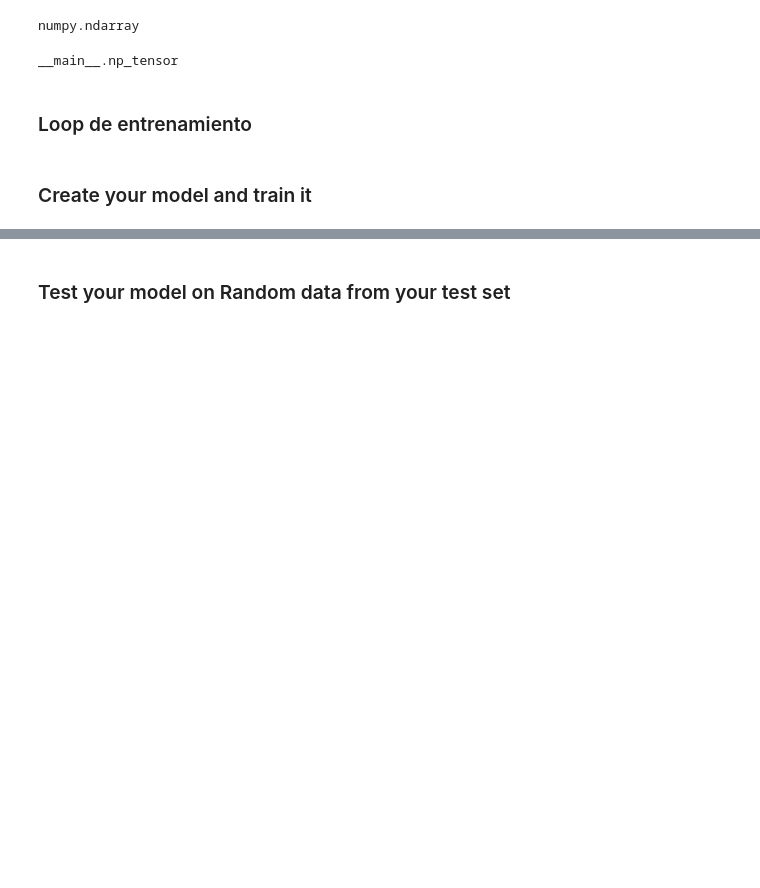
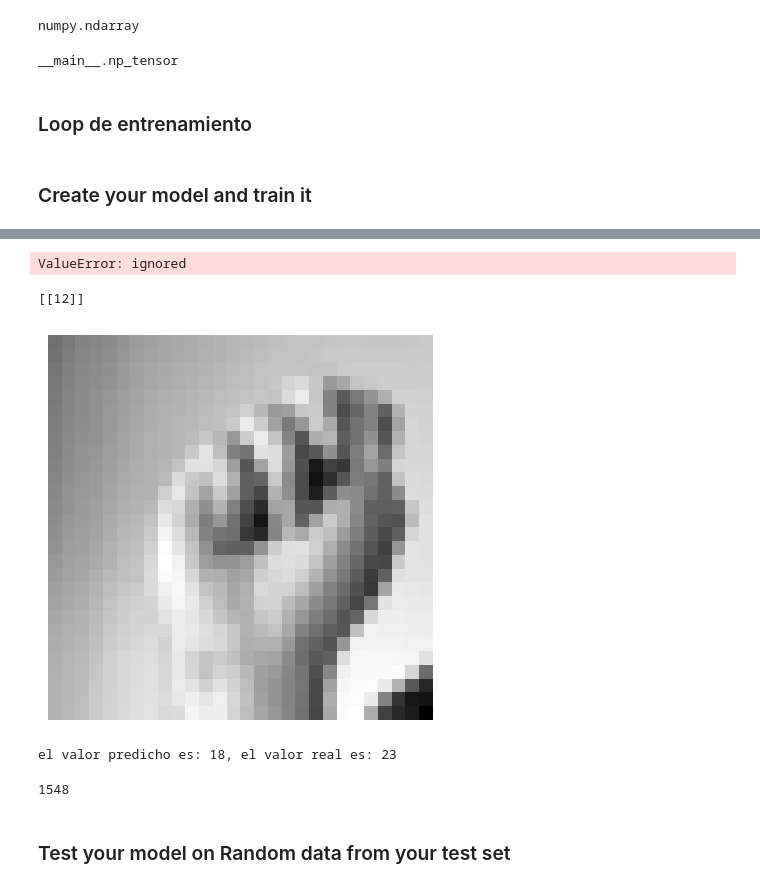
Before and after one commit to andreac941/tutorials, a Jupyter notebook: A1b_DL_TC5033_AD2023_andrea_.ipynb, the cells around one changed output, grey strips where cells are left out. Saved outputs shown, nothing was run; the diff lists cells and outputs as text; code cells hidden in the pictures; blank space fills up the shorter version.

```diff
--- a/A1b_DL_TC5033_AD2023_andrea_.ipynb
+++ b/A1b_DL_TC5033_AD2023_andrea_.ipynb
@@ -513,2 +554,35 @@ el valor predicho es: 19, el valor real es:9
+# %%
+def plot_number(image):
+  plt.imshow(image.squeeze(), cmap=plt.get_cmap("gray"))
+  plt.axis("off")
+  plt.show()
+
+rand_idx = np.random.randint(len(y_test),1)
+print(f"la imagen mostrada correspnde a un: {y_test[rand_idx]}")
+#Para graficar imágenes debemos desplegarlas como entero (no como flotante):
+plot_number(x_test[rand_idx])
+# %% [output]
+ValueError: ignored
+# %%
+idx = np.random.randint(len(y_test))
+random_indices = random.sample(range(len(x_test)), 1)
+sample_images = x_test[random_indices]
+print(y_test[random_indices])
+
+# Plot the random samples
+plot_samples(sample_images)
+
+plt.show()
+pred = model.predict(x_test[idx].reshape(-1, 1))
+print(f'el valor predicho es: {pred}, el valor real es: {y_test[idx][0]}')
+# %% [output]
+[[12]]
+[figure, added]
+el valor predicho es: 18, el valor real es: 23
+# %%
+pred = model.predict(x_test[idx])
+pred
+# %% [output]
+1548
 # %% [markdown]
 ### Test your model on Random data from your test set
```
Also changed, not shown: parts of 9 cells of this notebook.
